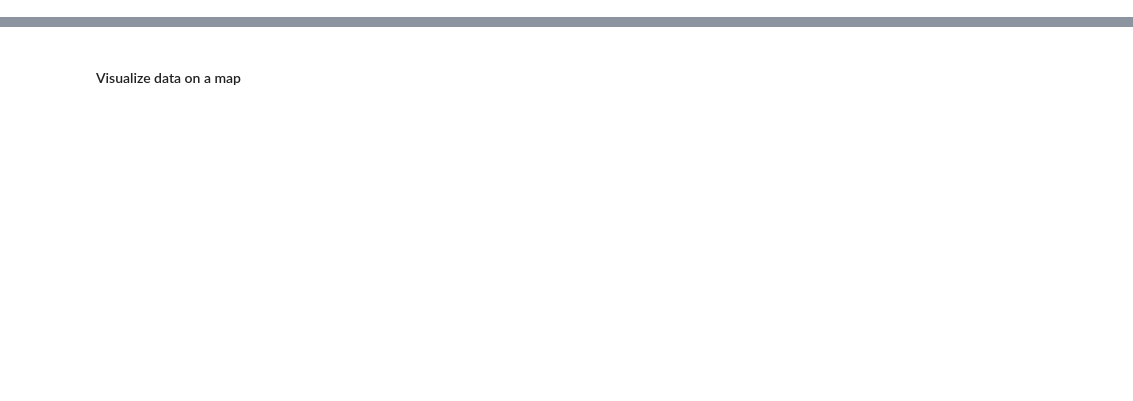
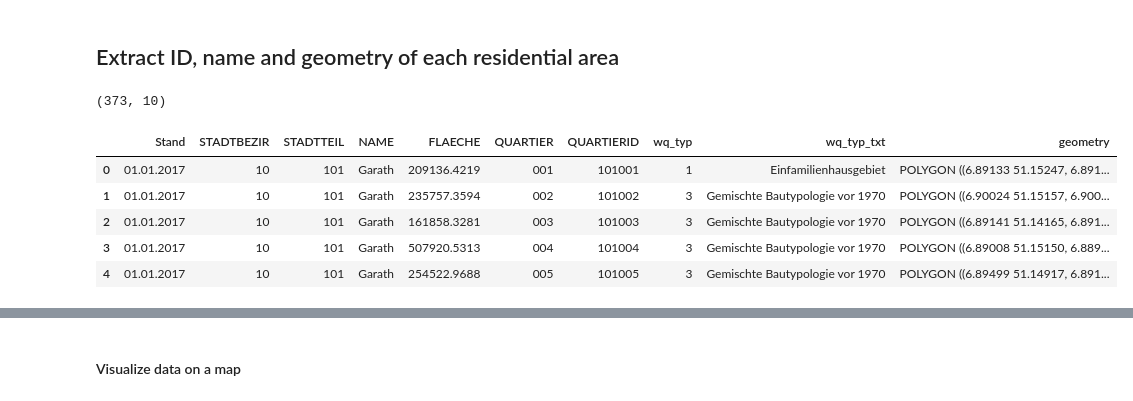
Before and after one commit to omoell/Coursera_Capstone, a Jupyter notebook: coursera_final_capstone.ipynb, the cells around one changed output, grey strips where cells are left out. Cells and saved outputs as stored; diff of their text form; code cells hidden in the pictures; blank space fills up the shorter version.

```diff
--- a/coursera_final_capstone.ipynb
+++ b/coursera_final_capstone.ipynb
@@ -173,0 +96,14 @@ On average less than 1% of popluation is missing, with a maximum value of 12% in
+# %% [markdown]
+## Extract ID, name and geometry of each residential area
+# %%
+residentials_orig = gpd.read_file('dus_residential_areas.geojson')
+print(residentials_orig.shape)
+residentials_orig.head()
+# %% [output]
+(373, 10)
+|  | Stand | STADTBEZIR | STADTTEIL | NAME | FLAECHE | QUARTIER | QUARTIERID | wq_typ | wq_typ_txt | geometry |
+| 0 | 01.01.2017 | 10 | 101 | Garath | 209136.4219 | 001 | 101001 | 1 | Einfamilienhausgebiet | POLYGON ((6.89133 51.15247, 6.891... |
+| 1 | 01.01.2017 | 10 | 101 | Garath | 235757.3594 | 002 | 101002 | 3 | Gemischte Bautypologie vor 1970 | POLYGON ((6.90024 51.15157, 6.900... |
+| 2 | 01.01.2017 | 10 | 101 | Garath | 161858.3281 | 003 | 101003 | 3 | Gemischte Bautypologie vor 1970 | POLYGON ((6.89141 51.14165, 6.891... |
+| 3 | 01.01.2017 | 10 | 101 | Garath | 507920.5313 | 004 | 101004 | 3 | Gemischte Bautypologie vor 1970 | POLYGON ((6.89008 51.15150, 6.889... |
+| 4 | 01.01.2017 | 10 | 101 | Garath | 254522.9688 | 005 | 101005 | 3 | Gemischte Bautypologie vor 1970 | POLYGON ((6.89499 51.14917, 6.891... |
```
Also changed, not shown: parts of 60 cells of this notebook, 12 other files.
